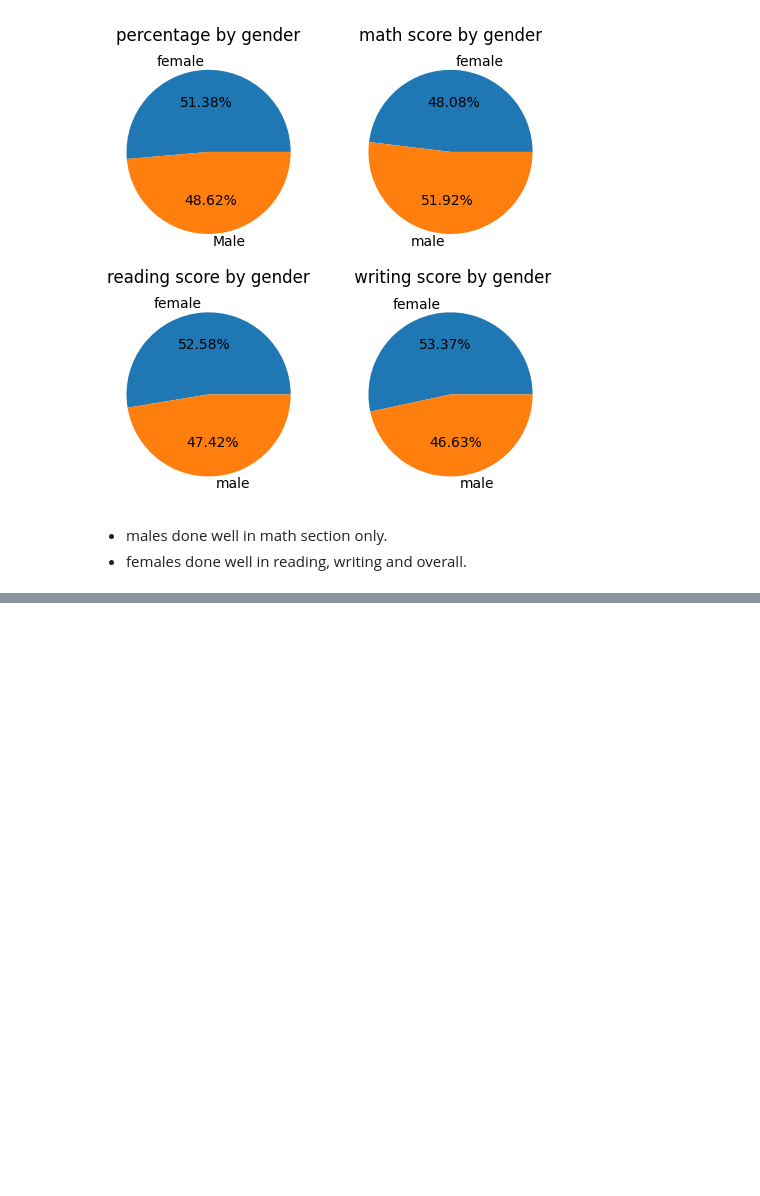
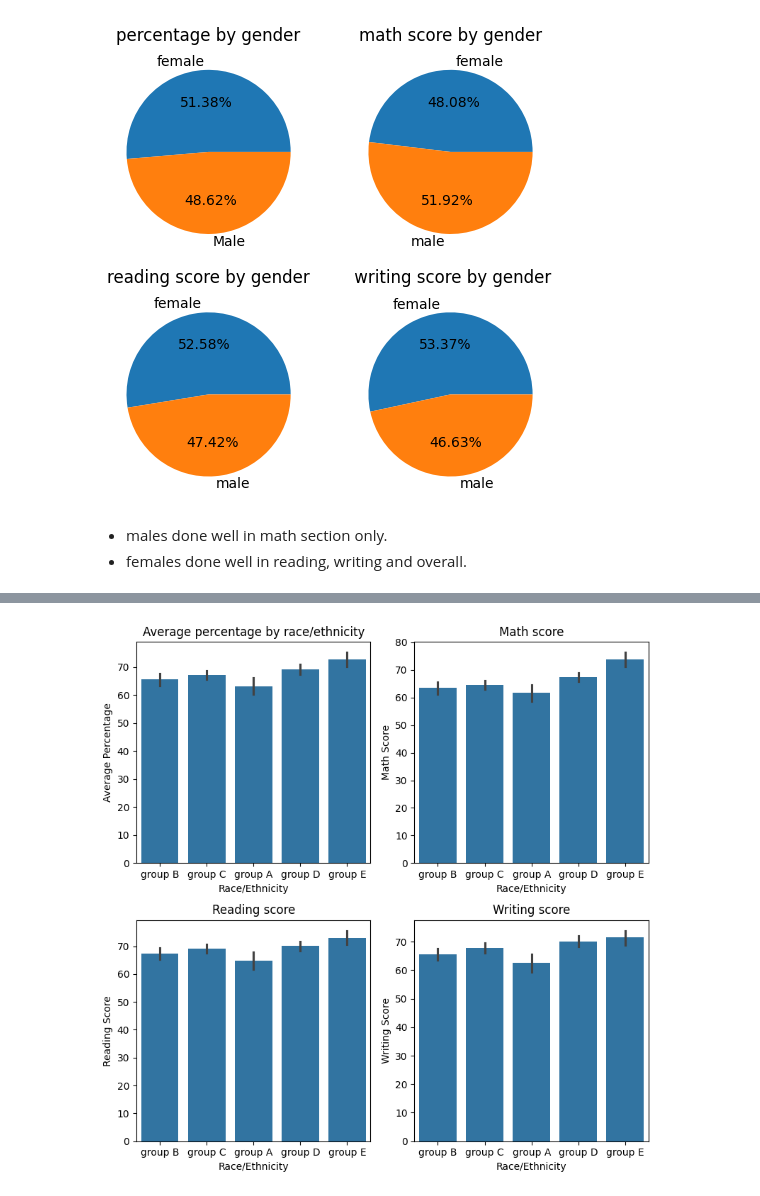
Before and after one commit to SitalAdhikari/student_mark_prediction_ml, a Jupyter notebook: notebook/EDA_analysis.ipynb, the cells around one changed output, grey strips where cells are left out. Cells and saved outputs as stored; diff of their text form; code cells hidden in the pictures; blank space fills up the shorter version.

```diff
--- a/notebook/EDA_analysis.ipynb
+++ b/notebook/EDA_analysis.ipynb
@@ -304,0 +323,27 @@ plt.show()
+# %%
+fig, axes = plt.subplots(2,2, figsize=(8,8))
+
+sns.barplot(x='race_ethnicity', y='percentage', data=df, ax=axes[0,0])
+axes[0,0].set_title('Average percentage by race/ethnicity')
+axes[0,0].set_xlabel('Race/Ethnicity')
+axes[0,0].set_ylabel('Average Percentage')
+
+sns.barplot(x='race_ethnicity', y='math_score', data=df, ax=axes[0,1])
+axes[0,1].set_title('Math score')
+axes[0,1].set_xlabel('Race/Ethnicity')
+axes[0,1].set_ylabel('Math Score')
+
+sns.barplot(x='race_ethnicity', y='reading_score', data=df, ax=axes[1,0])
+axes[1,0].set_title('Reading score')
+axes[1,0].set_xlabel('Race/Ethnicity')
+axes[1,0].set_ylabel('Reading Score')
+
+sns.barplot(x='race_ethnicity', y='writing_score', data=df, ax=axes[1,1])
+axes[1,1].set_title('Writing score')
+axes[1,1].set_xlabel('Race/Ethnicity')
+axes[1,1].set_ylabel('Writing Score')
+
+plt.tight_layout()
+plt.show()
+# %% [output]
+[figure, added]
```
Also changed, not shown: parts of 25 cells of this notebook, 6 other files.
